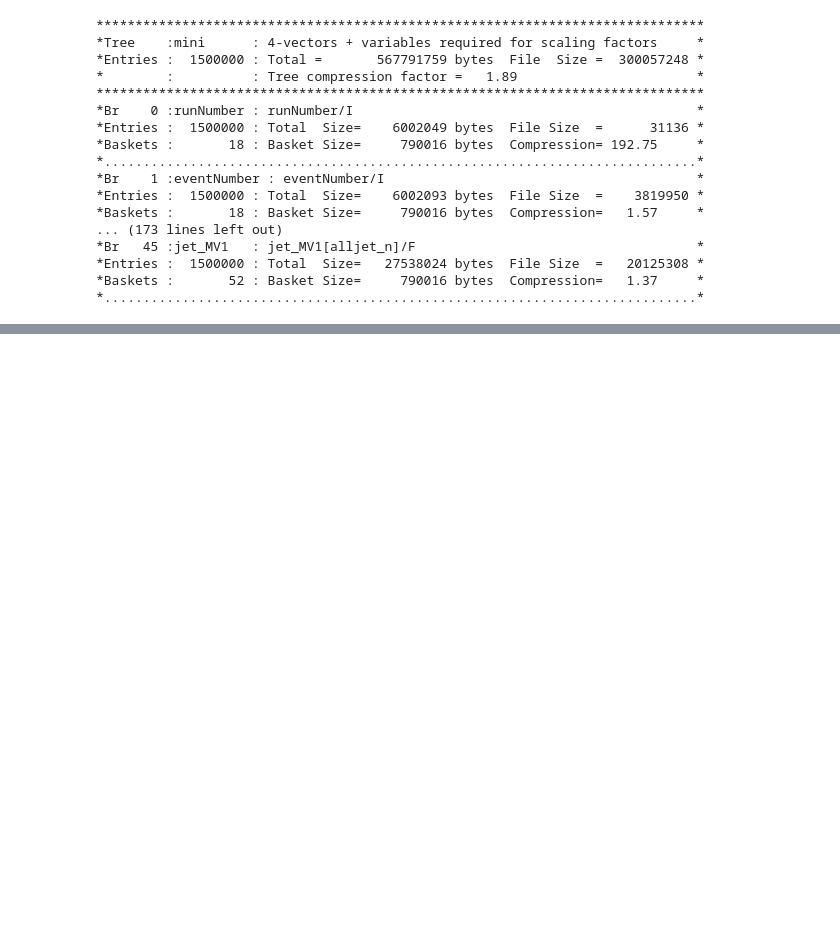
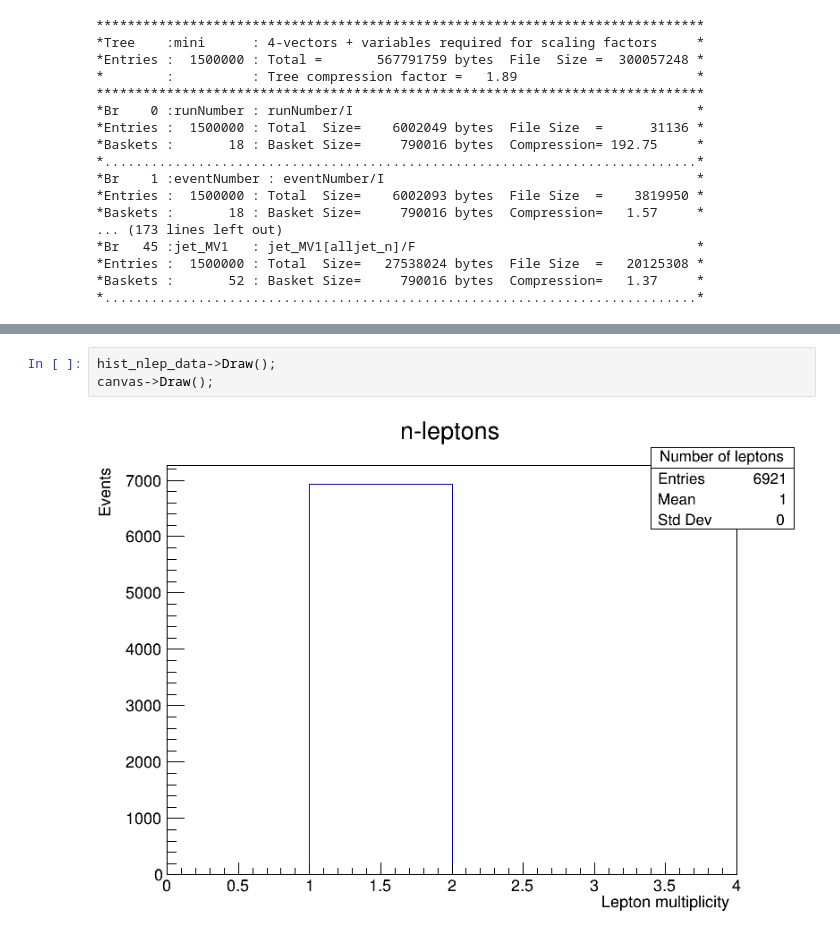
Before and after one commit to anmgomezmo/Excercises_3_root, a Jupyter notebook: ScaleFactors.ipynb, the cells around one changed output, grey strips where cells are left out. Cells and saved outputs as stored; diff of their text form; blank space fills up the shorter version.

```diff
--- a/ScaleFactors.ipynb
+++ b/ScaleFactors.ipynb
@@ -27,0 +268,5 @@ tree->Print();
+# %%
+hist_nlep_data->Draw();
+canvas->Draw();
+# %% [output]
+[figure, added]
```
Also changed, not shown: parts of 11 cells of this notebook, 4 other files.
